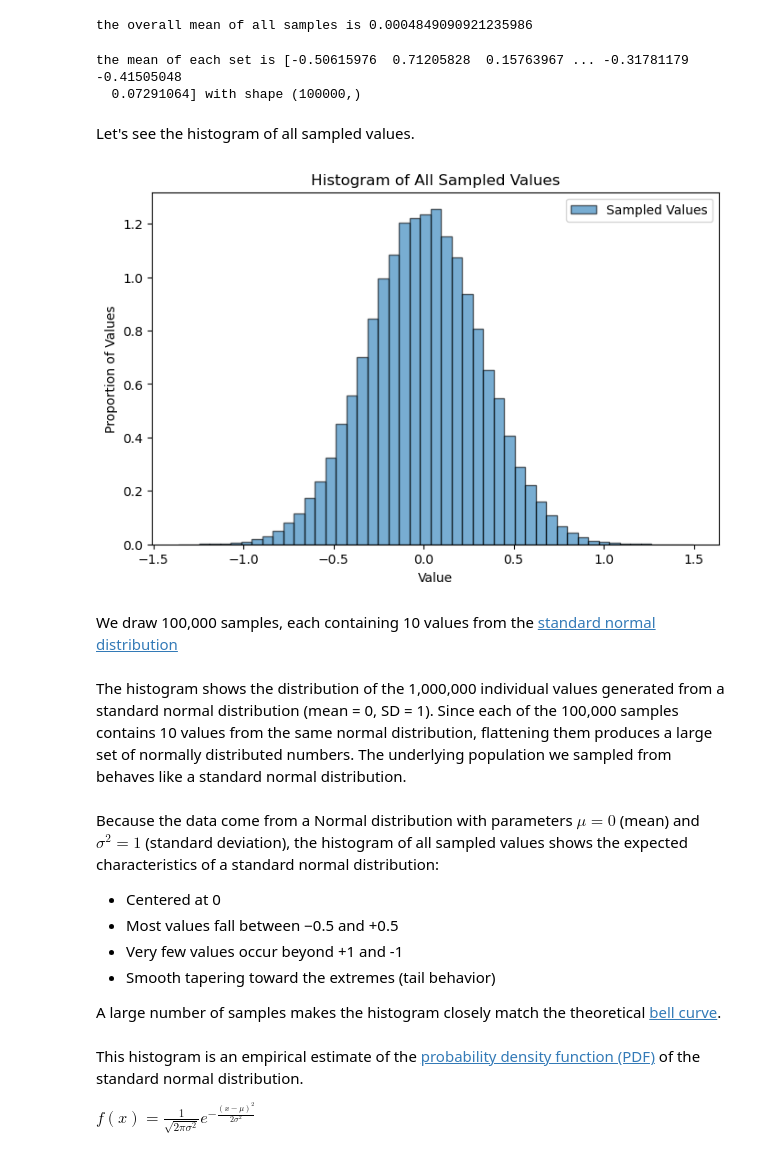
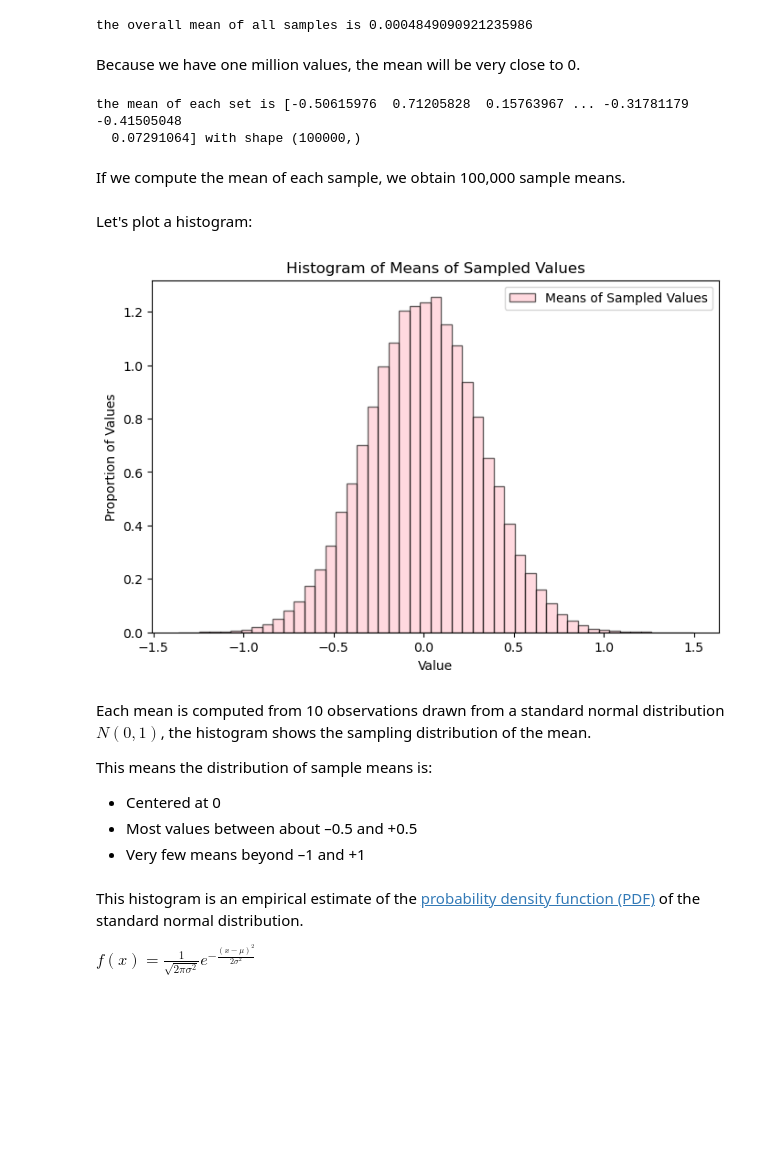
Before and after one commit to mondbr/applied_statistics, a Jupyter notebook: problems.ipynb, the cells around one changed output. Drawn from its saved outputs; the diff is of its cells as text; code cells hidden in the pictures; blank space fills up the shorter version.

```diff
--- a/problems.ipynb
+++ b/problems.ipynb
@@ -885,6 +916,9 @@ means = np.mean(all_samples)  # mean of each sample (along rows)
 print(f"the overall mean of all samples is {means}")
 # %% [output]
 the overall mean of all samples is 0.0004849090921235986
+# %% [markdown]
+
+Because we have one million values, the mean will be very close to 0.
 # %%
 # how is it look like for each sample
 means_samples = np.mean(all_samples, axis=1)  # mean of each sample (along rows)
@@ -894,43 +928,38 @@ print(f"the mean of each set is {means_samples} with shape {means_samples.shape}
 # %% [output]
 the mean of each set is [-0.50615976  0.71205828  0.15763967 ... -0.31781179 -0.41505048
   0.07291064] with shape (100000,)
-# %% [markdown]
-Let's see the histogram of all sampled values.
+# %% [markdown]
+If we compute the mean of each sample, we obtain 100,000 sample means.
+# %% [markdown]
+Let's plot a histogram:
 # %%
-# plot histogram of all sampled values
+# plot histogram of means of all sampled values
 
 
 # create figure
 fig, ax = plt.subplots(figsize=(8, 5))
 
 # histogram
-ax.hist(means_samples, bins=np.linspace(means_samples.min(), means_samples.max(),50), density=True, alpha=0.6, edgecolor='black', label="Sampled Values")
+ax.hist(means_samples, bins=np.linspace(means_samples.min(), means_samples.max(),50), density=True, alpha=0.6, edgecolor='black', color='pink', label="Means of Sampled Values")
 
 
 # label the axes and the plot
 ax.set_xlabel("Value")
 ax.set_ylabel("Proportion of Values")
-ax.set_title("Histogram of All Sampled Values")
+ax.set_title("Histogram of Means of Sampled Values")
 ax.legend()
 
 plt.show()
 # %% [output]
-[figure, old version]
+[figure, new version]
-# %% [markdown]
-We draw 100,000 samples, each containing 10 values from the [standard normal distribution](https://www.w3schools.com/statistics/statistics_standard_normal_distribution.php)
-# %% [markdown]
-The histogram shows the distribution of the 1,000,000 individual values generated from a standard normal distribution (mean = 0, SD = 1). Since each of the 100,000 samples contains 10 values from the same normal distribution, flattening them produces a large set of normally distributed numbers. The underlying population we sampled from behaves like a standard normal distribution.
 # %% [markdown]
-Because the data come from a Normal distribution with parameters $\mu = 0 $ (mean) and $\sigma^2 = 1 $ (standard deviation), the histogram of all sampled values shows the expected
-characteristics of a standard normal distribution:
+Each mean is computed from 10 observations drawn from a standard normal distribution $N(0,1)$, the histogram shows the sampling distribution of the mean.
 
+This means the distribution of sample means is:
 
 * Centered at 0
-* Most values fall between −0.5 and +0.5
-* Very few values occur beyond +1 and -1
-* Smooth tapering toward the extremes (tail behavior)
-
-A large number of samples makes the histogram closely match the theoretical [bell curve](https://en.wikipedia.org/wiki/Normal_distribution).
+* Most values between about –0.5 and +0.5
+* Very few means beyond –1 and +1
 # %% [markdown]
 This histogram is an empirical estimate of the [probability density function (PDF)](https://en.wikipedia.org/wiki/Normal_distribution) of the standard normal distribution.
 
```
Also changed, not shown: parts of 37 cells of this notebook, 2 other files.
